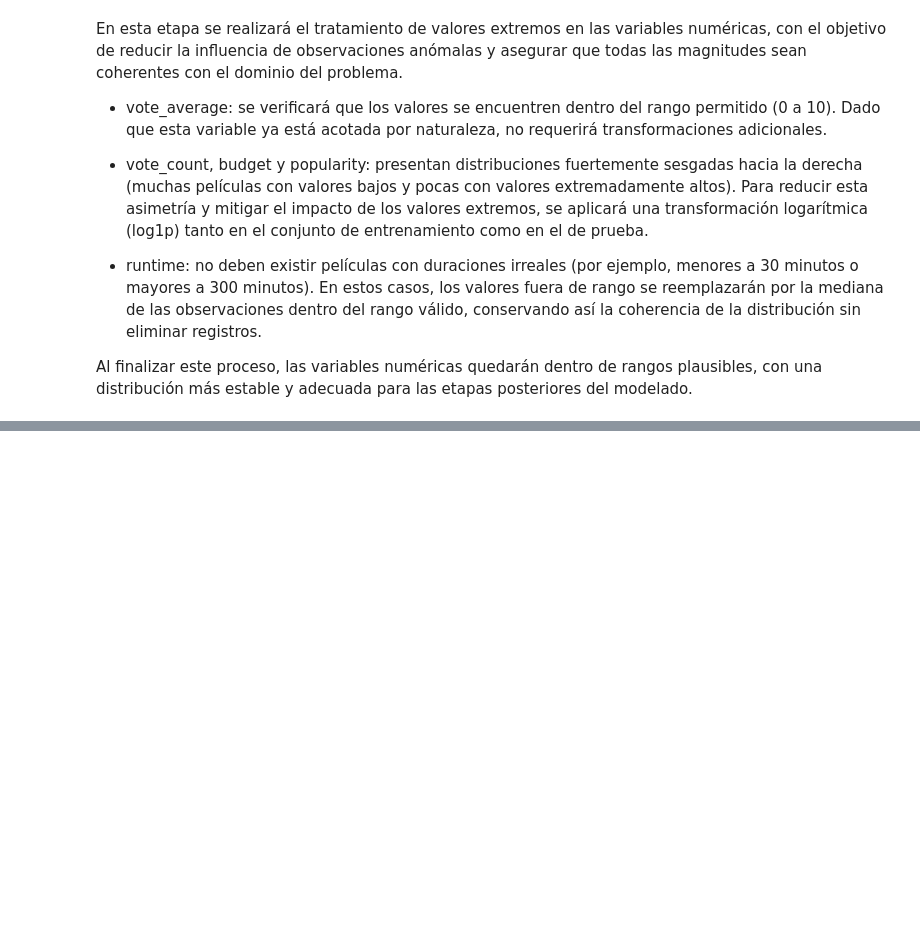
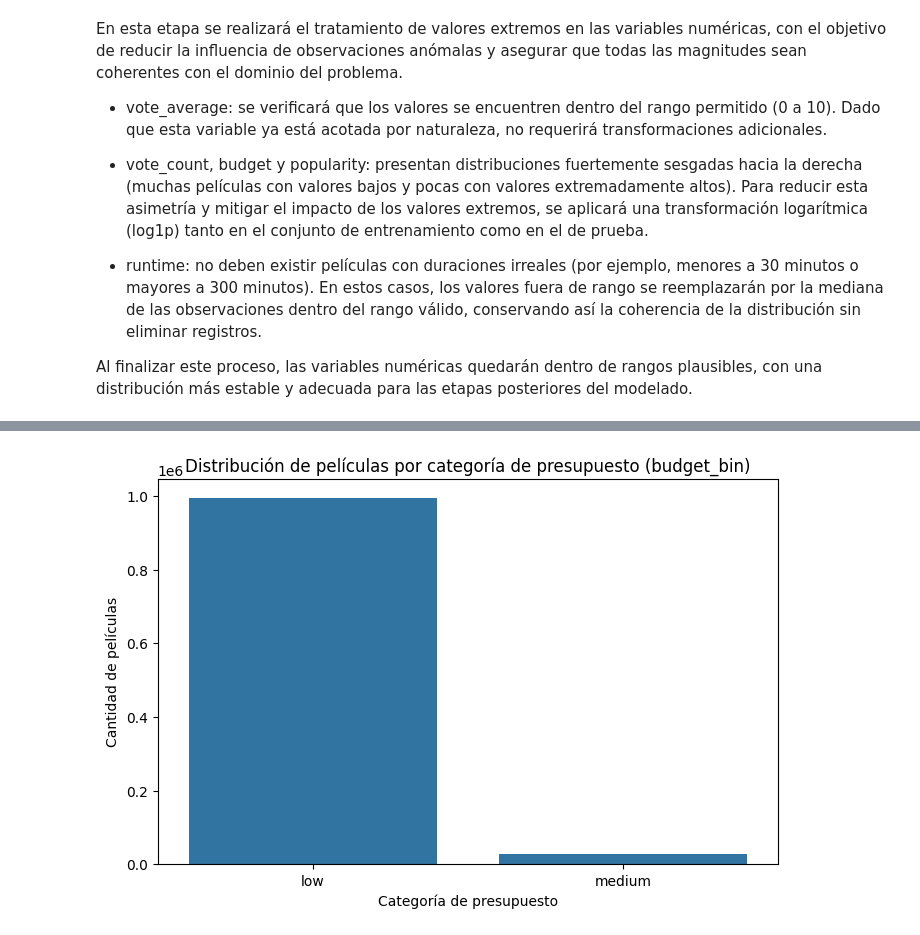
Before and after one commit to jbrazonath/TP_AndD, a Jupyter notebook: TrabajoPráctico.ipynb, the cells around one changed output, grey strips where cells are left out. Cells and saved outputs as stored; diff of their text form; code cells hidden in the pictures; blank space fills up the shorter version.

```diff
--- a/TrabajoPráctico.ipynb
+++ b/TrabajoPráctico.ipynb
@@ -670,0 +829,10 @@ Mediana usada para reemplazo: 66.0
+# %%
+# Visualizar la cantidad de películas por categoría de presupuesto
+plt.figure(figsize=(8,5))
+sns.countplot(x='budget_bin', data=X_train, order=sorted(X_train['budget_bin'].unique()))
+plt.title("Distribución de películas por categoría de presupuesto (budget_bin)")
+plt.xlabel("Categoría de presupuesto")
+plt.ylabel("Cantidad de películas")
+plt.show()
+# %% [output]
+[figure, added]
```
Also changed, not shown: parts of 33 cells of this notebook.
